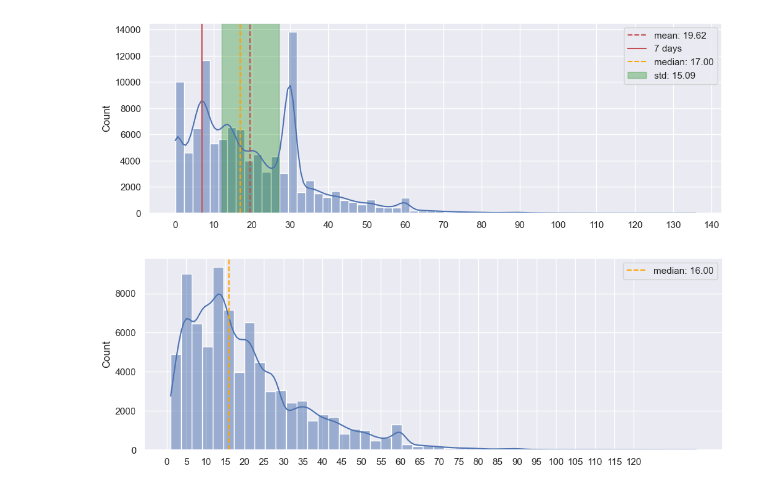
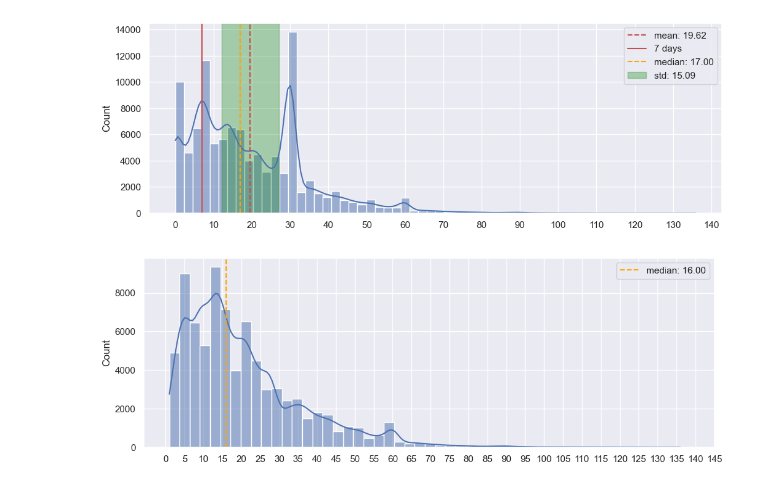
Before and after one commit to Vicalg/-EcommerceDS, a Jupyter notebook: Notebooks/Visualizations.ipynb, the cells around one changed output. Saved outputs shown, nothing was run; the diff lists cells and outputs as text; code cells hidden in the pictures.

```diff
--- a/Notebooks/Visualizations.ipynb
+++ b/Notebooks/Visualizations.ipynb
@@ -163,12 +163,12 @@ plt.legend();
 # %%
 max_days_active_filtered = [x for x in max_days_active if x != 7 and x != 30 and x!= 0]
 
 _, ax = plt.subplots(figsize=(12,4))
 sns.histplot(max_days_active_filtered, bins=50, kde=True)
-plt.xticks([5*x for x in range(25)])
+plt.xticks([5*x for x in range(30)])
 #ax.axvline(np.mean(max_days_active_filtered), ls="--", c="r", label=f"mean: {np.mean(max_days_active_filtered):.2f}")
 ax.axvline(np.median(max_days_active_filtered), ls="--", c="orange", label=f"median: {np.median(max_days_active_filtered):.2f}")
 #ax.axvspan(np.mean(max_days_active_filtered)-0.5*np.std(max_days_active_filtered),np.mean(max_days_active_filtered)+0.5*np.std(max_days_active_filtered), color="green", alpha=0.3, label=f"std: {np.std(max_days_active_filtered):.2f}")
 plt.legend();
 # %% [output]
-[figure, old version]
+[figure, new version]
```
